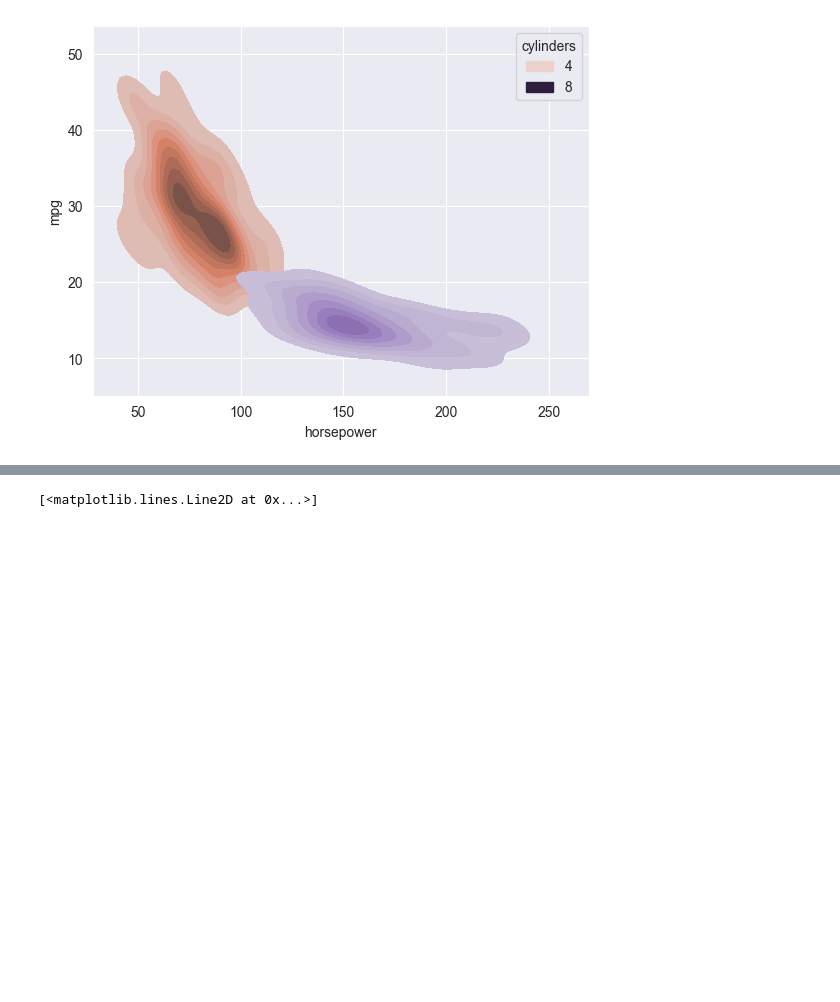
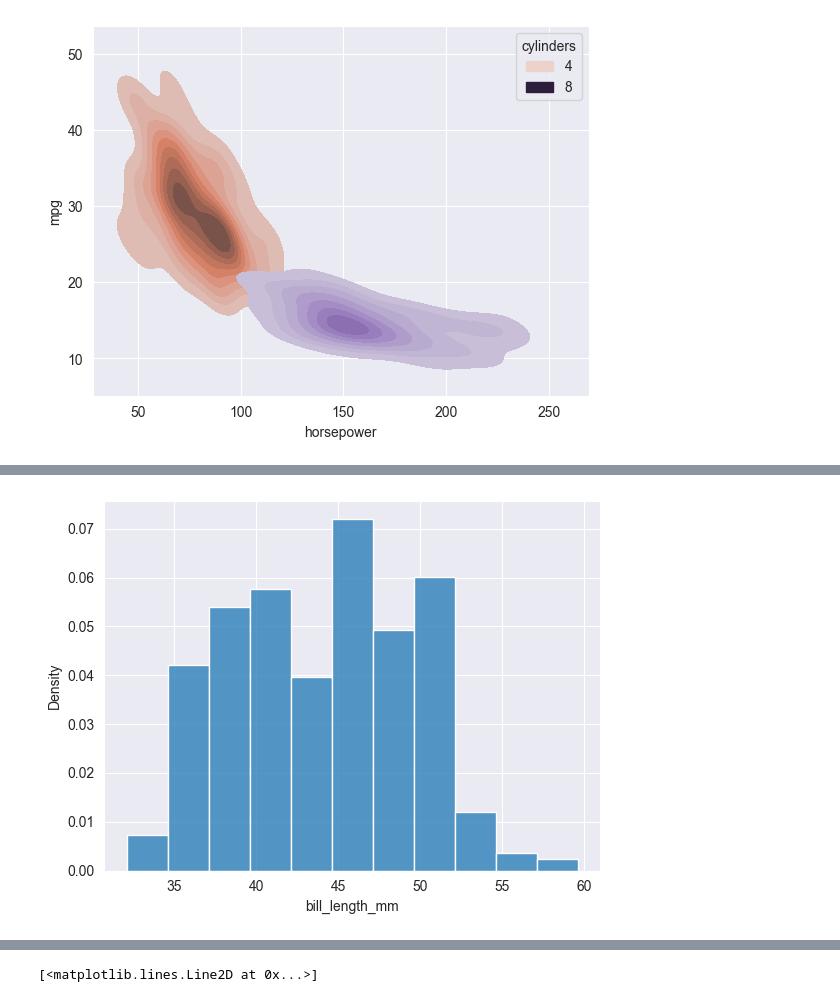
Before and after one commit to daaanishhh002/Graphing-with-Python, a Jupyter notebook: graphing.ipynb, the cells around one changed output, grey strips where cells are left out. Cells and saved outputs as stored; diff of their text form; code cells hidden in the pictures; blank space fills up the shorter version.

```diff
--- a/graphing.ipynb
+++ b/graphing.ipynb
@@ -106,0 +144,6 @@ sns.kdeplot(x=cars[filt].horsepower,y=cars[filt].mpg,
+# %%
+# probability density function
+sns.histplot(penguins.bill_length_mm,
+             stat='density');
+# %% [output]
+[figure, added]
```
Also changed, not shown: parts of 16 cells of this notebook.
